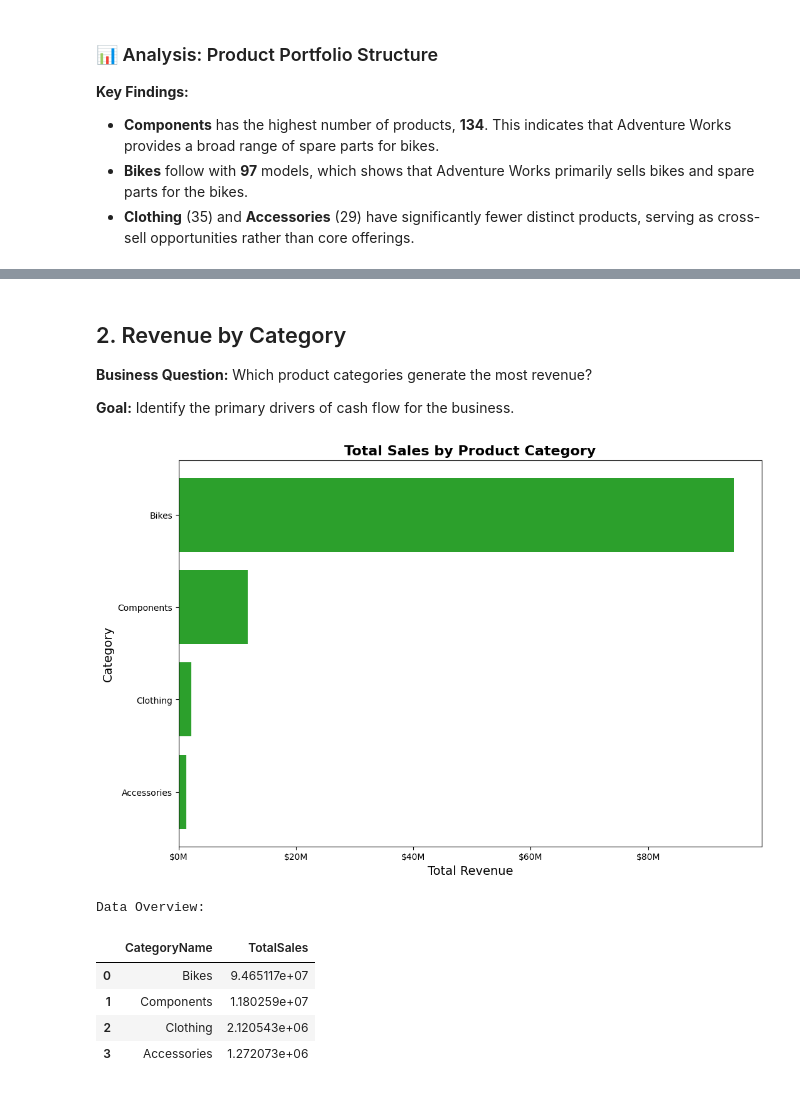
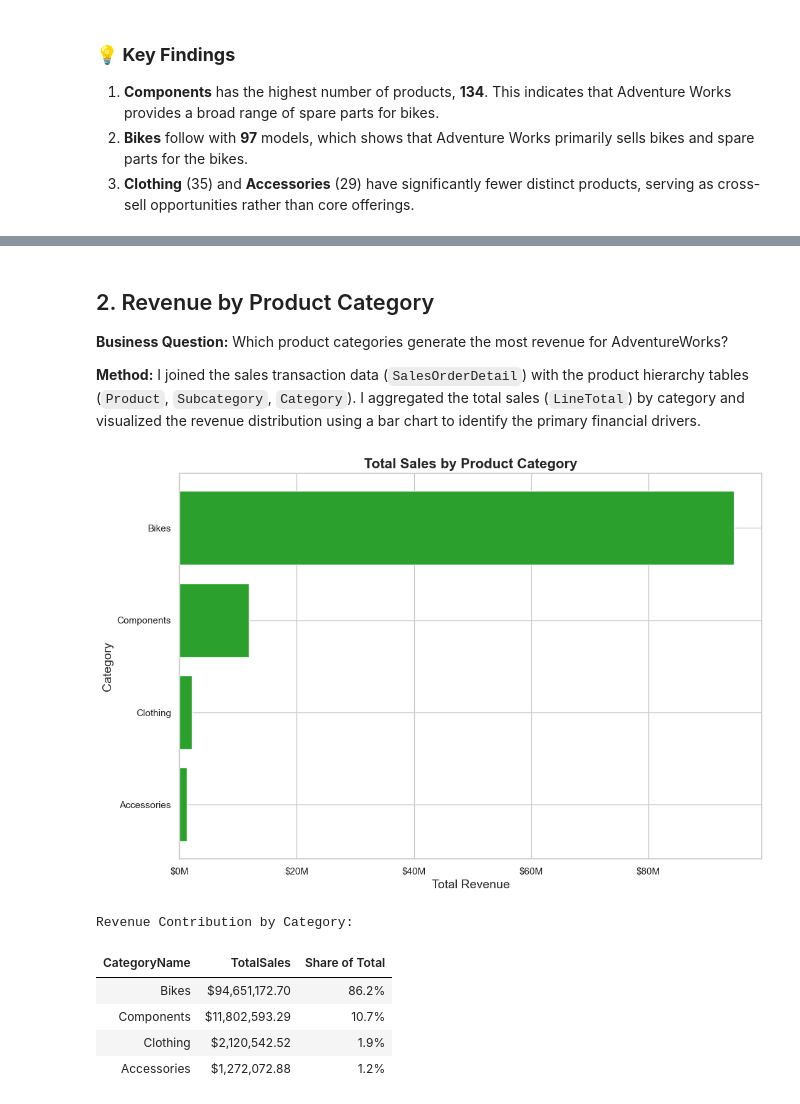
Before and after one commit to smkmrr/adventureworks-analysis, a Jupyter notebook: notebooks/analys.ipynb, the cells around one changed output, grey strips where cells are left out. Cells and saved outputs as stored; diff of their text form; code cells hidden in the pictures.

```diff
--- a/notebooks/analys.ipynb
+++ b/notebooks/analys.ipynb
@@ -27,10 +22,18 @@ database = 'AdventureWorks2022'
 # %%
 import pandas as pd
 import matplotlib.pyplot as plt
+import seaborn as sns
 import matplotlib.ticker as mticker
-import seaborn as sns
+import numpy as np
+import warnings
+
 from sqlalchemy import create_engine, text
 from urllib.parse import quote_plus
+
+sns.set_theme(style="whitegrid")
+plt.rcParams['figure.figsize'] = (12, 6)
+pd.set_option('display.max_columns', None)
+warnings.filterwarnings('ignore')
 
 
 server = '.\\SQLEXPRESS'
@@ -47,8 +50,14 @@ engine = create_engine(connection_string)
 
 
 try:
-    with engine.connect():
-        print("✅ Connection to SQL Server successful!")
+    engine = create_engine(connection_string)
+    # Test connection
+    with engine.connect() as conn:
+        print("✅ Connection Successful! Libraries loaded.")
 except Exception as e:
-    print("❌ Could not connect to the database.", e)
+    print(f"❌ Connection Failed: {e}")
+
+def query_df(sql: str):
+    with engine.connect() as conn:
+        return pd.read_sql(text(sql), conn)
 # %% [output]
@@ -93,51 +99,54 @@ Data Overview:
 # %% [markdown]
-### 📊 Analysis: Product Portfolio Structure
+### 💡 **Key Findings**
 
-**Key Findings:**
-* **Components** has the highest number of products, **134**. This indicates that Adventure Works provides a broad range of spare parts for bikes.
-* **Bikes** follow with **97** models, which shows that Adventure Works primarily sells bikes and spare parts for the bikes.
-* **Clothing** (35) and **Accessories** (29) have significantly fewer distinct products, serving as cross-sell opportunities rather than core offerings.
+1. **Components** has the highest number of products, **134**. This indicates that Adventure Works provides a broad range of spare parts for bikes.
+2. **Bikes** follow with **97** models, which shows that Adventure Works primarily sells bikes and spare parts for the bikes.
+3. **Clothing** (35) and **Accessories** (29) have significantly fewer distinct products, serving as cross-sell opportunities rather than core offerings.
 # %% [markdown]
 <a id="q2"></a>
 # %% [markdown]
-## 2. Revenue by Category
+## 2. Revenue by Product Category
 
-**Business Question:** Which product categories generate the most revenue?
+**Business Question:** Which product categories generate the most revenue for AdventureWorks?
 
-
-**Goal:** Identify the primary drivers of cash flow for the business.
+**Method:** I joined the sales transaction data (`SalesOrderDetail`) with the product hierarchy tables (`Product`, `Subcategory`, `Category`). I aggregated the total sales (`LineTotal`) by category and visualized the revenue distribution using a bar chart to identify the primary financial drivers.
 # %%
 with open('../data/query2.sql', 'r') as file:
     query_q2 = file.read()
 
 df_q2 = pd.read_sql(query_q2, engine)
 
 plt.figure(figsize=(12, 8))
 
 bars = plt.barh(df_q2['CategoryName'], df_q2['TotalSales'], color='#2ca02c')
 
 plt.title('Total Sales by Product Category', fontsize=16, fontweight='bold')
 plt.xlabel('Total Revenue', fontsize=14)
 plt.ylabel('Category', fontsize=14)
 
 plt.gca().invert_yaxis()
 
-
 plt.ticklabel_format(style='plain', axis='x')
 
 ax = plt.gca()
 ax.xaxis.set_major_formatter(mticker.FuncFormatter(lambda x, pos: '${:,.0f}M'.format(x/1_000_000)))
 
 plt.show()
 
-print("Data Overview:")
-display(df_q2)
+print("Revenue Contribution by Category:")
+
+df_q2['Share of Total'] = (df_q2['TotalSales'] / df_q2['TotalSales'].sum()) * 100
+
+display(df_q2.sort_values(by='TotalSales', ascending=False).style.format({
+    'TotalSales': '${:,.2f}',
+    'Share of Total': '{:.1f}%'
+}).hide(axis='index'))
 # %% [output]
-[figure, old version]
+[figure, new version]
-Data Overview:
+Revenue Contribution by Category:
-|  | CategoryName | TotalSales |
-| 0 | Bikes | 9.465117e+07 |
-| 1 | Components | 1.180259e+07 |
-| 2 | Clothing | 2.120543e+06 |
-| 3 | Accessories | 1.272073e+06 |
+| CategoryName | TotalSales | Share of Total |
+| Bikes | $94,651,172.70 | 86.2% |
+| Components | $11,802,593.29 | 10.7% |
+| Clothing | $2,120,542.52 | 1.9% |
+| Accessories | $1,272,072.88 | 1.2% |
 # %% [markdown]
```
Also changed, not shown: parts of 36 cells of this notebook, 7 other files.
